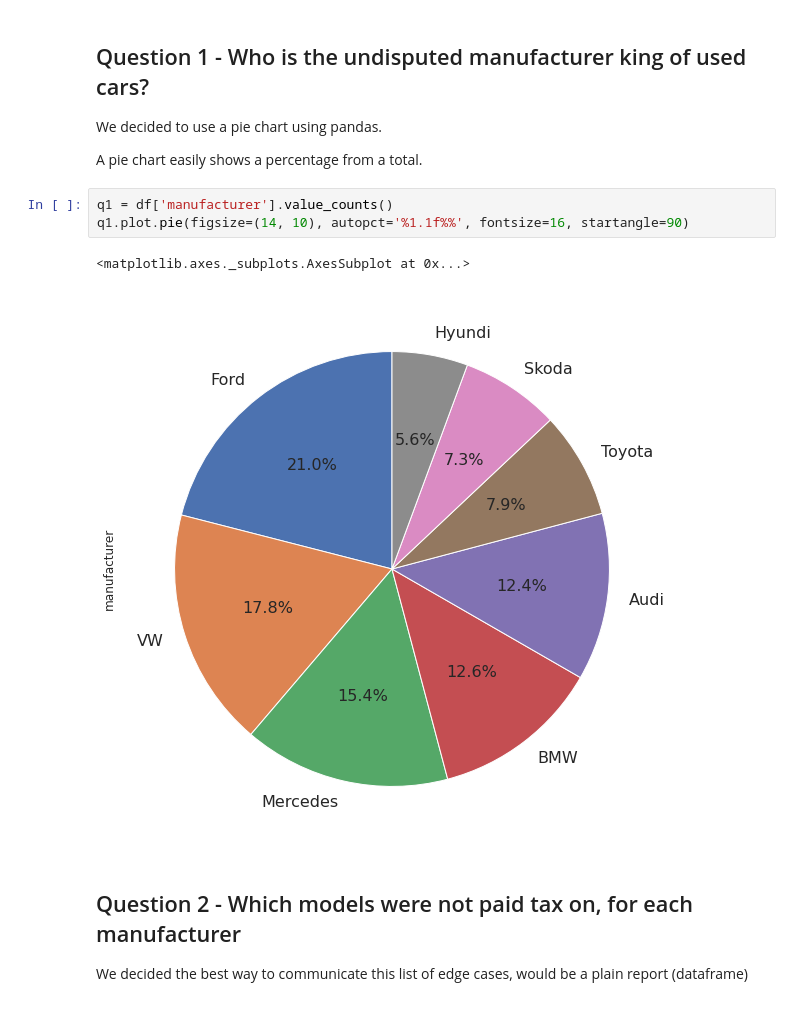
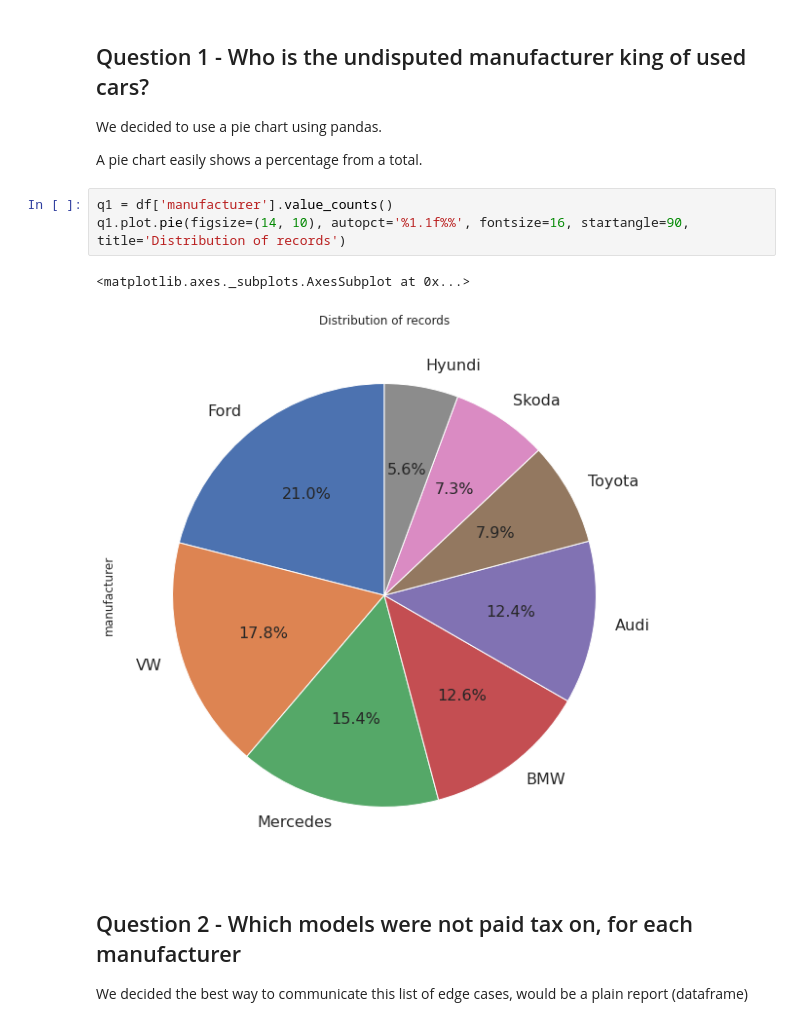
Before and after one commit to GuyDinar/PublicRep, a Jupyter notebook: EDA_Project.ipynb, the cells around one changed output. Drawn from its saved outputs; the diff is of its cells as text.

```diff
--- a/EDA_Project.ipynb
+++ b/EDA_Project.ipynb
@@ -257,10 +258,10 @@ We decided to use a pie chart using pandas.
 A pie chart easily shows a percentage from a total.
 # %%
 q1 = df['manufacturer'].value_counts()
-q1.plot.pie(figsize=(14, 10), autopct='%1.1f%%', fontsize=16, startangle=90)
+q1.plot.pie(figsize=(14, 10), autopct='%1.1f%%', fontsize=16, startangle=90, title='Distribution of records')
 # %% [output]
 <matplotlib.axes._subplots.AxesSubplot at 0x...>
-[figure, old version]
+[figure, new version]
 # %% [markdown]
 ## Question 2 - Which models were not paid tax on, for each manufacturer
 We decided the best way to communicate this list of edge cases, would be a plain report (dataframe)
```
Also changed, not shown: parts of 10 cells of this notebook.
